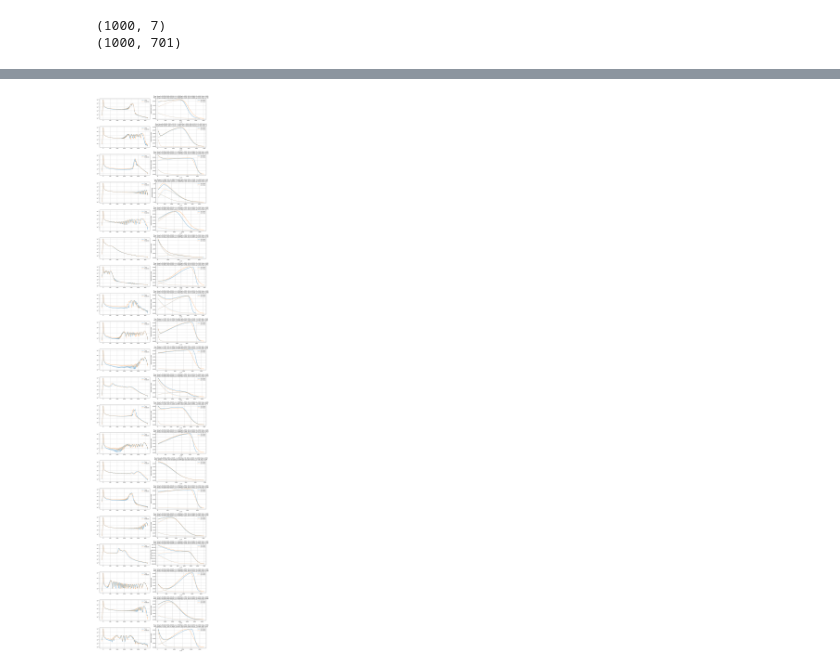
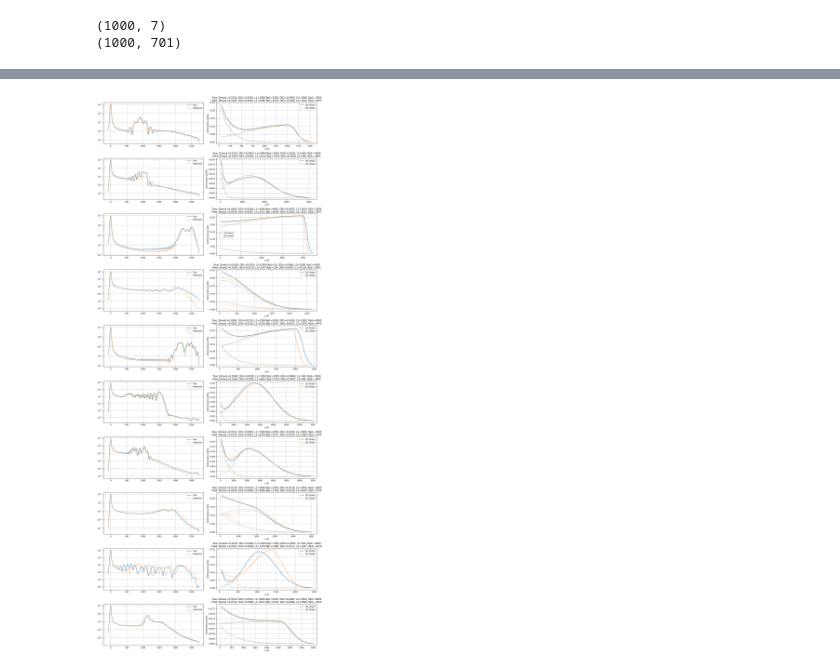
Before and after one commit to Vekeryk/master-xrd, a Jupyter notebook: j_ml.ipynb, the cells around one changed output, grey strips where cells are left out. Cells and saved outputs as stored; diff of their text form; code cells hidden in the pictures.

```diff
--- a/j_ml.ipynb
+++ b/j_ml.ipynb
@@ -23,7 +17,10 @@ def save_dataset(X_train, Y_train, file_path):
 # %%
-X_train, Y_train = load_dataset("datasets/dataset_1000_dl100_7d.pkl")
+X_train, Y_train = load_dataset("datasets/dataset_1000_dl100_targeted.pkl")
 print(X_train.shape)
 print(Y_train.shape)
 # %% [output]
 (1000, 7)
 (1000, 701)
+# %%
+idx = np.argmax(Y_train[0])
+idx
@@ -30,12 +29,14 @@ print(Y_train.shape)
 # %%
-x = torch.linspace(0, Y_train.shape[1] - 1, Y_train.shape[1])
+Y_train = Y_train[:, 40:]
+size = Y_train.shape[1]
+x = torch.linspace(0, size - 1, size)
 rng = np.random.default_rng()
 fig, axes = plt.subplots(3, 4, figsize=(16, 9))  # 3 rows, 4 columns
 
 for i, ax in enumerate(axes.flat):
     rand_idx = np.random.randint(0, X_train.shape[0])
     ax.plot(x, Y_train[rand_idx], label=f"Curve {rand_idx}")
-    ax.set_yscale('log')
+    # ax.set_yscale('log')
     x_vals = X_train[rand_idx]
     ax.set_title(f"Sample {rand_idx}\nX_train: [{x_vals[0]:.4f}, {x_vals[1]:.4f}, {x_vals[4]:.4f}]")
     ax.grid(True)
@@ -167,28 +159,16 @@ reload(xrd)
 
 # Examples after training (true vs predicted):
 true_pred_pairs = [
-  ([0.021000, 0.013000, 5.500e-05, 3.050e-05, 0.006000, 4.500e-05, -2.000e-05], [0.021182, 0.012925, 6.054e-05, 3.109e-05, 0.006555, 4.345e-05, -2.746e-05]),
-  ([0.028500, 0.013000, 6.000e-05, 3.050e-05, 0.011000, 5.000e-06, 9.095e-21], [0.029245, 0.013293, 6.021e-05, 3.108e-05, 0.011561, 5.032e-06, -1.673e-08]),
-  ([0.023500, 0.020500, 4.500e-05, 3.550e-05, 0.008500, 1.500e-05, -4.500e-05], [0.023938, 0.020824, 4.748e-05, 3.318e-05, 0.007951, 1.488e-05, -4.523e-05]),
-  ([0.026000, 0.008000, 6.500e-05, 1.050e-05, 0.018500, 4.500e-05, -5.000e-06], [0.028120, 0.008437, 6.668e-05, 9.092e-06, 0.018418, 4.520e-05, -3.808e-06]),
-  ([0.028500, 0.013000, 2.500e-05, 1.050e-05, 0.003500, 2.000e-05, -5.000e-05], [0.029128, 0.012087, 2.772e-05, 1.217e-05, 0.004323, 2.072e-05, -2.871e-05]),
-  ([0.001000, 0.000500, 4.500e-05, 1.550e-05, 0.008500, 2.500e-05, -5.500e-05], [0.001102, 0.000597, 4.409e-05, 1.604e-05, 0.008668, 2.397e-05, -5.235e-05]),
-  ([0.006000, 0.000500, 3.500e-05, 3.050e-05, 0.001000, 1.500e-05, -2.000e-05], [0.006146, 0.000506, 4.008e-05, 2.748e-05, 0.001024, 1.626e-05, -3.801e-05]),
-  ([0.023500, 0.005500, 2.500e-05, 2.050e-05, 0.021000, 2.500e-05, -2.000e-05], [0.023167, 0.005550, 3.051e-05, 2.012e-05, 0.020833, 2.266e-05, -2.094e-05]),
-  ([0.031000, 0.010500, 4.500e-05, 3.550e-05, 0.016000, 5.000e-06, -1.500e-05], [0.030986, 0.010657, 4.766e-05, 3.331e-05, 0.016080, 5.009e-06, -2.447e-05]),
-  ([0.031000, 0.025500, 2.500e-05, 2.050e-05, 0.001000, 5.000e-06, -2.500e-05], [0.030999, 0.025773, 2.699e-05, 1.741e-05, 0.001005, 5.338e-06, -4.204e-05]),
-
-    ([0.006000, 0.003000, 5.500e-05, 3.550e-05, 0.021000, 5.000e-05, -5.500e-05], [0.005629, 0.003031, 6.303e-05, 3.532e-05, 0.020664, 4.517e-05, -5.614e-05]),
-  ([0.023500, 0.020500, 7.000e-05, 3.550e-05, 0.006000, 1.000e-05, -6.000e-05], [0.022611, 0.020035, 6.973e-05, 3.465e-05, 0.006063, 9.353e-06, -4.772e-05]),
-  ([0.031000, 0.013000, 2.500e-05, 2.050e-05, 0.001000, 2.000e-05, -2.000e-05], [0.031000, 0.013334, 2.904e-05, 1.898e-05, 0.001001, 2.135e-05, -2.912e-05]),
-  ([0.026000, 0.020500, 2.500e-05, 5.000e-07, 0.001000, 1.000e-05, -3.500e-05], [0.026974, 0.015934, 2.494e-05, 5.002e-07, 0.001015, 7.383e-06, -3.726e-05]),
-  ([0.021000, 0.018000, 4.500e-05, 3.550e-05, 0.001000, 1.500e-05, -4.000e-05], [0.021448, 0.017218, 4.734e-05, 3.306e-05, 0.001061, 1.748e-05, -5.599e-05]),
-  ([0.031000, 0.023000, 5.000e-05, 1.550e-05, 0.006000, 3.000e-05, -3.000e-05], [0.030740, 0.021397, 5.078e-05, 1.553e-05, 0.006662, 2.957e-05, -3.540e-05]),
-  ([0.011000, 0.008000, 7.000e-05, 4.550e-05, 0.008500, 4.500e-05, -1.000e-05], [0.011441, 0.009647, 6.997e-05, 4.548e-05, 0.007567, 4.655e-05, -1.187e-05]),
-  ([0.031000, 0.000500, 5.000e-05, 4.050e-05, 0.013500, 2.000e-05, -2.500e-05], [0.030989, 0.000500, 5.392e-05, 3.782e-05, 0.013172, 2.002e-05, -2.526e-05]),
-  ([0.028500, 0.018000, 6.000e-05, 1.550e-05, 0.006000, 4.500e-05, -6.000e-05], [0.027578, 0.016509, 6.291e-05, 1.570e-05, 0.007250, 4.509e-05, -4.836e-05]),
-  ([0.021000, 0.003000, 2.500e-05, 2.050e-05, 0.023500, 1.000e-05, -5.500e-05], [0.021098, 0.002659, 2.772e-05, 1.797e-05, 0.023067, 9.138e-06, -5.121e-05]),
-
+  ([0.011000, 0.003000, 2.000e-05, 1.550e-05, 0.026000, 1.000e-05, -2.500e-05], [0.010498, 0.002402, 2.065e-05, 1.503e-05, 0.024607, 1.102e-05, -4.015e-05]),
+  ([0.011000, 0.005500, 4.000e-05, 1.550e-05, 0.023500, 5.000e-06, -4.000e-05], [0.011752, 0.004129, 4.212e-05, 1.293e-05, 0.020560, 6.504e-06, -3.801e-05]),
+  ([0.026000, 0.018000, 4.500e-05, 4.050e-05, 0.003500, 3.500e-05, -3.000e-05], [0.025867, 0.018654, 4.311e-05, 4.019e-05, 0.003411, 3.221e-05, -3.877e-05]),
+  ([0.018500, 0.015500, 2.500e-05, 5.000e-07, 0.006000, 2.500e-05, -4.500e-05], [0.019345, 0.011502, 2.537e-05, 1.245e-06, 0.003750, 2.128e-05, -3.811e-05]),
+  ([0.026000, 0.013000, 2.500e-05, 2.050e-05, 0.016000, 1.500e-05, -6.500e-05], [0.026224, 0.012458, 2.316e-05, 1.937e-05, 0.016698, 1.479e-05, -4.070e-05]),
+  ([0.016000, 0.003000, 7.000e-05, 2.550e-05, 0.006000, 5.000e-06, -5.500e-05], [0.015750, 0.002993, 6.623e-05, 2.753e-05, 0.004655, 5.899e-06, -3.490e-05]),
+  ([0.011000, 0.000500, 7.000e-05, 2.050e-05, 0.016000, 2.000e-05, -3.000e-05], [0.011350, 0.001471, 6.754e-05, 2.171e-05, 0.013388, 1.599e-05, -1.445e-05]),
+  ([0.013500, 0.010500, 5.000e-05, 1.550e-05, 0.011000, 3.500e-05, -2.000e-05], [0.012566, 0.009521, 5.046e-05, 1.793e-05, 0.012903, 4.140e-05, -2.535e-05]),
+  ([0.023500, 0.000500, 2.500e-05, 1.050e-05, 0.018500, 5.000e-06, -4.000e-05], [0.024340, 0.000865, 2.379e-05, 1.380e-05, 0.012211, 1.207e-05, -4.229e-05]),
+  ([0.011000, 0.010500, 4.000e-05, 2.550e-05, 0.008500, 2.500e-05, -6.000e-05], [0.011372, 0.009839, 4.037e-05, 2.530e-05, 0.009611, 2.698e-05, -4.503e-05]),
 ]
 
 def plot_profils(ax, profile, color, linestyle, pred=False):
@@ -258 +228 @@ True params: [0.021, 0.003, 2.5e-05, 2.05e-05, 0.0235, 1e-05, -5.5e-05], Pred pa
-[figure, old version]
+[figure, new version]
```
Also changed, not shown: parts of 7 cells of this notebook, 17 other files.
